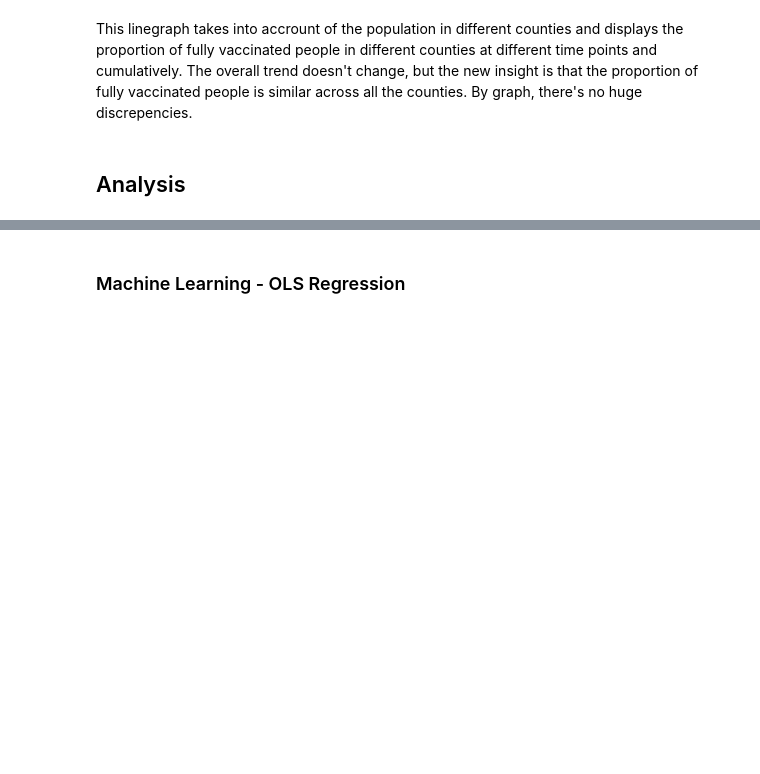
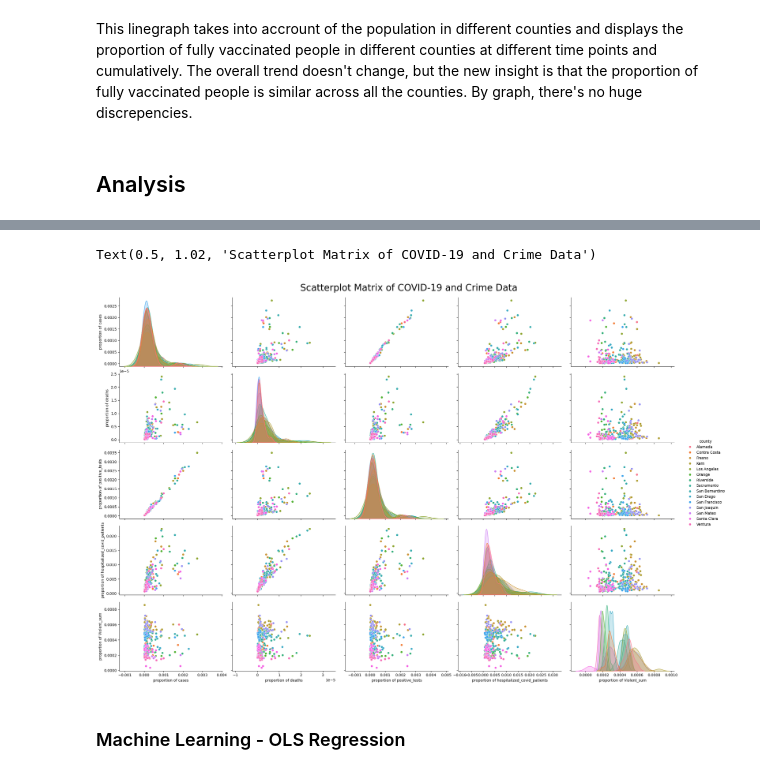
Before and after one commit to COGS108/Group022_WI24, a Jupyter notebook: FinalProject_Group022_WI24.ipynb, the cells around one changed output, grey strips where cells are left out. Cells and saved outputs as stored; diff of their text form; code cells hidden in the pictures; blank space fills up the shorter version.

Commit message:
add scatterplot matrix

```diff
--- a/FinalProject_Group022_WI24.ipynb
+++ b/FinalProject_Group022_WI24.ipynb
@@ -661,3 +665,14 @@ This linegraph takes into accrount of the population in different counties and d
+# %%
+# creating a scatterplot matrix using proportions in the merged dataset
+sns.pairplot(data[['proportion of cases', 'proportion of deaths', 'proportion of positive_tests', 'proportion of hospitalized_covid_patients', 'proportion of Violent_sum', 'county']],
+             hue='county',
+             height=3,
+             aspect=1.5
+)
+plt.gcf().suptitle('Scatterplot Matrix of COVID-19 and Crime Data', fontsize=25, y=1.02)
+# %% [output]
+Text(0.5, 1.02, 'Scatterplot Matrix of COVID-19 and Crime Data')
+[figure, added]
 # %% [markdown]
 ### Machine Learning - OLS Regression
 # %%
```
Also changed, not shown: parts of 2 cells of this notebook.
